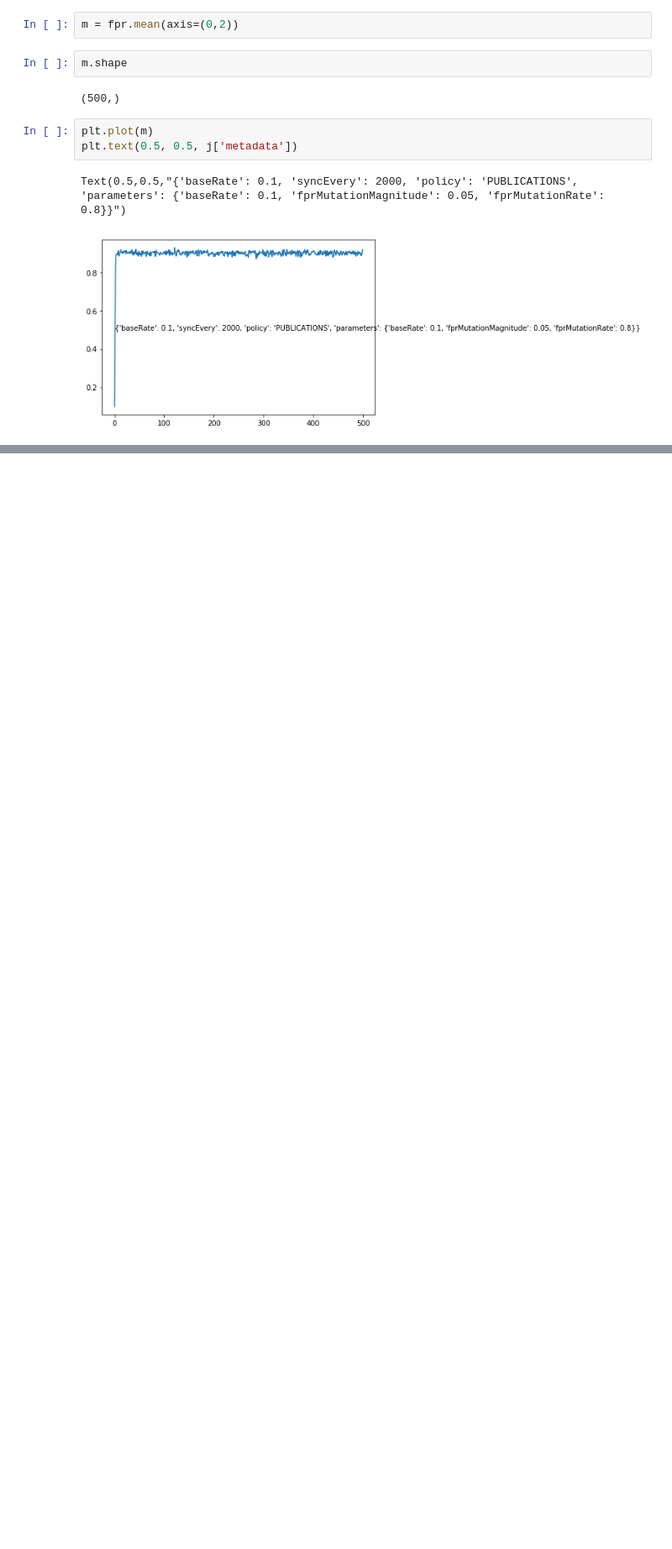
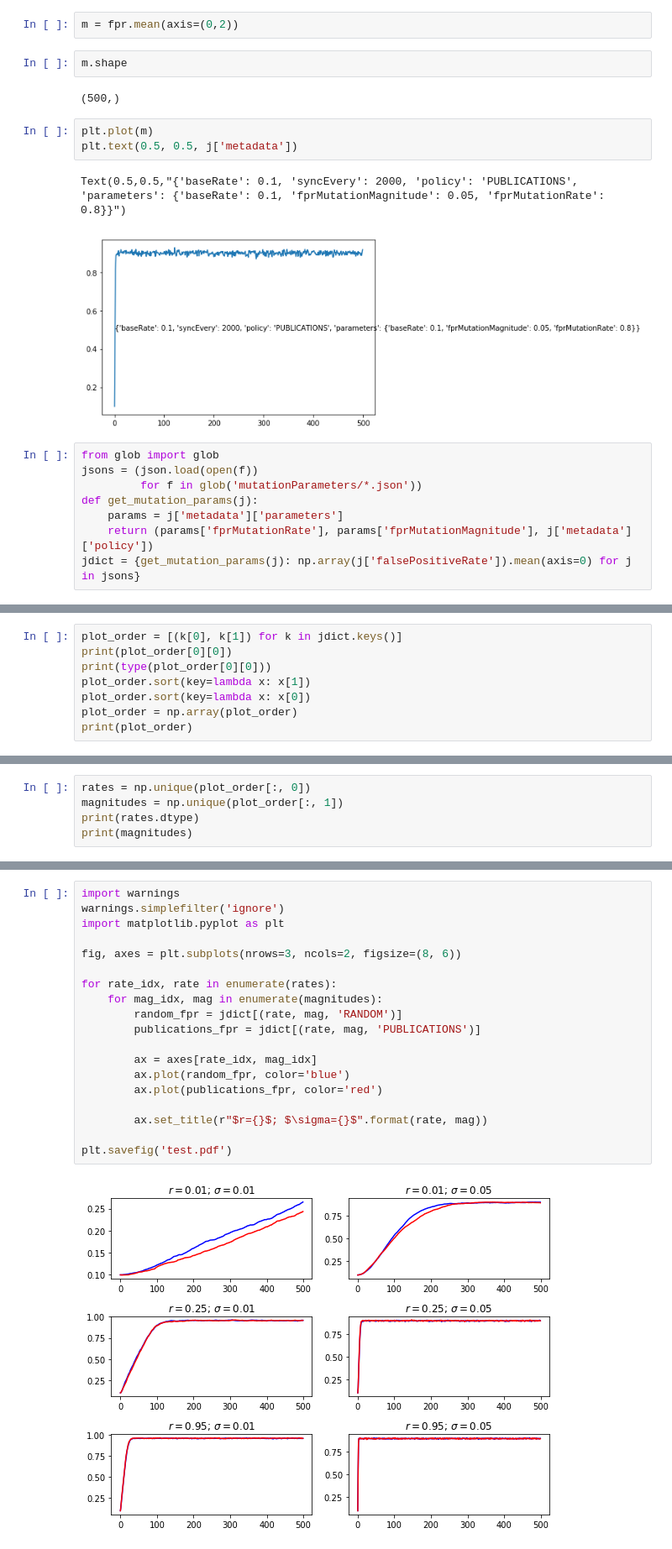
Before and after one commit to mt-digital/badscience-solutions, a Jupyter notebook: Mutation parameter tuning.ipynb, the cells around one changed output, grey strips where cells are left out. Shown at 84% size. Drawn from its saved outputs; the diff is of its cells as text; blank space fills up the shorter version.

Commit message:
demo plot of fpr with different mutation rates

```diff
--- a/Mutation parameter tuning.ipynb
+++ b/Mutation parameter tuning.ipynb
@@ -38,3 +38,11 @@ plt.text(0.5, 0.5, j['metadata'])
 # %% [output]
 Text(0.5,0.5,"{'baseRate': 0.1, 'syncEvery': 2000, 'policy': 'PUBLICATIONS', 'parameters': {'baseRate': 0.1, 'fprMutationMagnitude': 0.05, 'fprMutationRate': 0.8}}")
 [figure]
+# %%
+from glob import glob
+jsons = (json.load(open(f))
+         for f in glob('mutationParameters/*.json'))
+def get_mutation_params(j):
+    params = j['metadata']['parameters']
+    return (params['fprMutationRate'], params['fprMutationMagnitude'], j['metadata']['policy'])
+jdict = {get_mutation_params(j): np.array(j['falsePositiveRate']).mean(axis=0) for j in jsons}
@@ -40,0 +53,8 @@ Text(0.5,0.5,"{'baseRate': 0.1, 'syncEvery': 2000, 'policy': 'PUBLICATIONS', 'pa
+# %%
+plot_order = [(k[0], k[1]) for k in jdict.keys()]
+print(plot_order[0][0])
+print(type(plot_order[0][0]))
+plot_order.sort(key=lambda x: x[1])
+plot_order.sort(key=lambda x: x[0])
+plot_order = np.array(plot_order)
+print(plot_order)
@@ -40,0 +76,5 @@ Text(0.5,0.5,"{'baseRate': 0.1, 'syncEvery': 2000, 'policy': 'PUBLICATIONS', 'pa
+# %%
+rates = np.unique(plot_order[:, 0])
+magnitudes = np.unique(plot_order[:, 1])
+print(rates.dtype)
+print(magnitudes)
@@ -40,0 +84,21 @@ Text(0.5,0.5,"{'baseRate': 0.1, 'syncEvery': 2000, 'policy': 'PUBLICATIONS', 'pa
+# %%
+import warnings
+warnings.simplefilter('ignore')
+import matplotlib.pyplot as plt
+
+fig, axes = plt.subplots(nrows=3, ncols=2, figsize=(8, 6))
+
+for rate_idx, rate in enumerate(rates):
+    for mag_idx, mag in enumerate(magnitudes):
+        random_fpr = jdict[(rate, mag, 'RANDOM')]
+        publications_fpr = jdict[(rate, mag, 'PUBLICATIONS')]
+
+        ax = axes[rate_idx, mag_idx]
+        ax.plot(random_fpr, color='blue')
+        ax.plot(publications_fpr, color='red')
+
+        ax.set_title(r"$r={}$; $\sigma={}$".format(rate, mag))
+
+plt.savefig('test.pdf')
+# %% [output]
+[figure, added]
```
Also changed, not shown: parts of 3 cells of this notebook.
